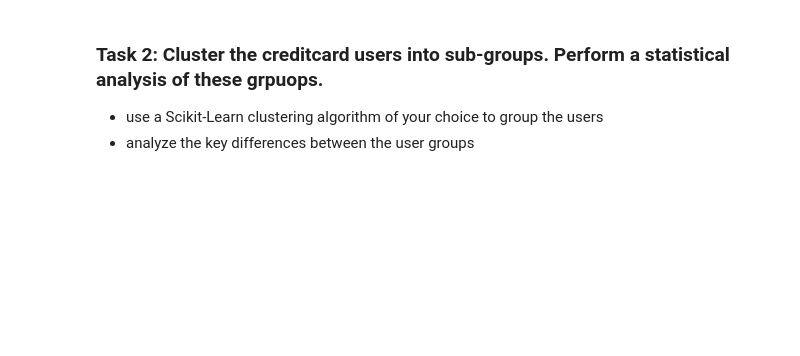
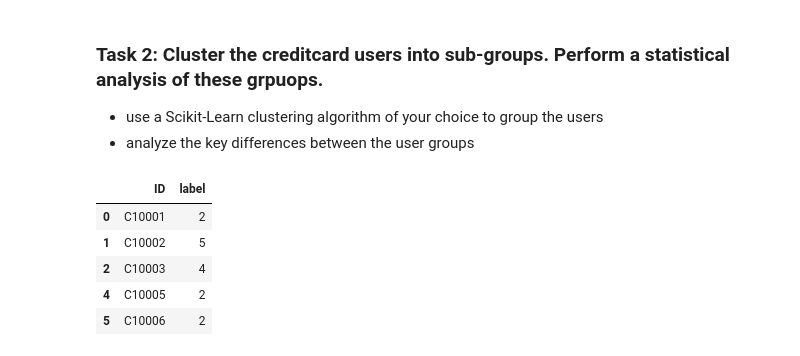
Before and after one commit to Quortex-droid/DataMining2020, a Jupyter notebook: week4/Assignment_2.ipynb, the cells around one changed output. Drawn from its saved outputs; the diff is of its cells as text; code cells hidden in the pictures; blank space fills up the shorter version.

```diff
--- a/week4/Assignment_2.ipynb
+++ b/week4/Assignment_2.ipynb
@@ -107,0 +139,10 @@ data["BALANCE"].sort_values().reset_index(drop=True).plot()
+# %%
+IDLabel = pd.DataFrame({"ID":ID,"label":labels})
+IDLabel.head()
+# %% [output]
+|  | ID | label |
+| 0 | C10001 | 2 |
+| 1 | C10002 | 5 |
+| 2 | C10003 | 4 |
+| 4 | C10005 | 2 |
+| 5 | C10006 | 2 |
```
Also changed, not shown: parts of 16 cells of this notebook.
